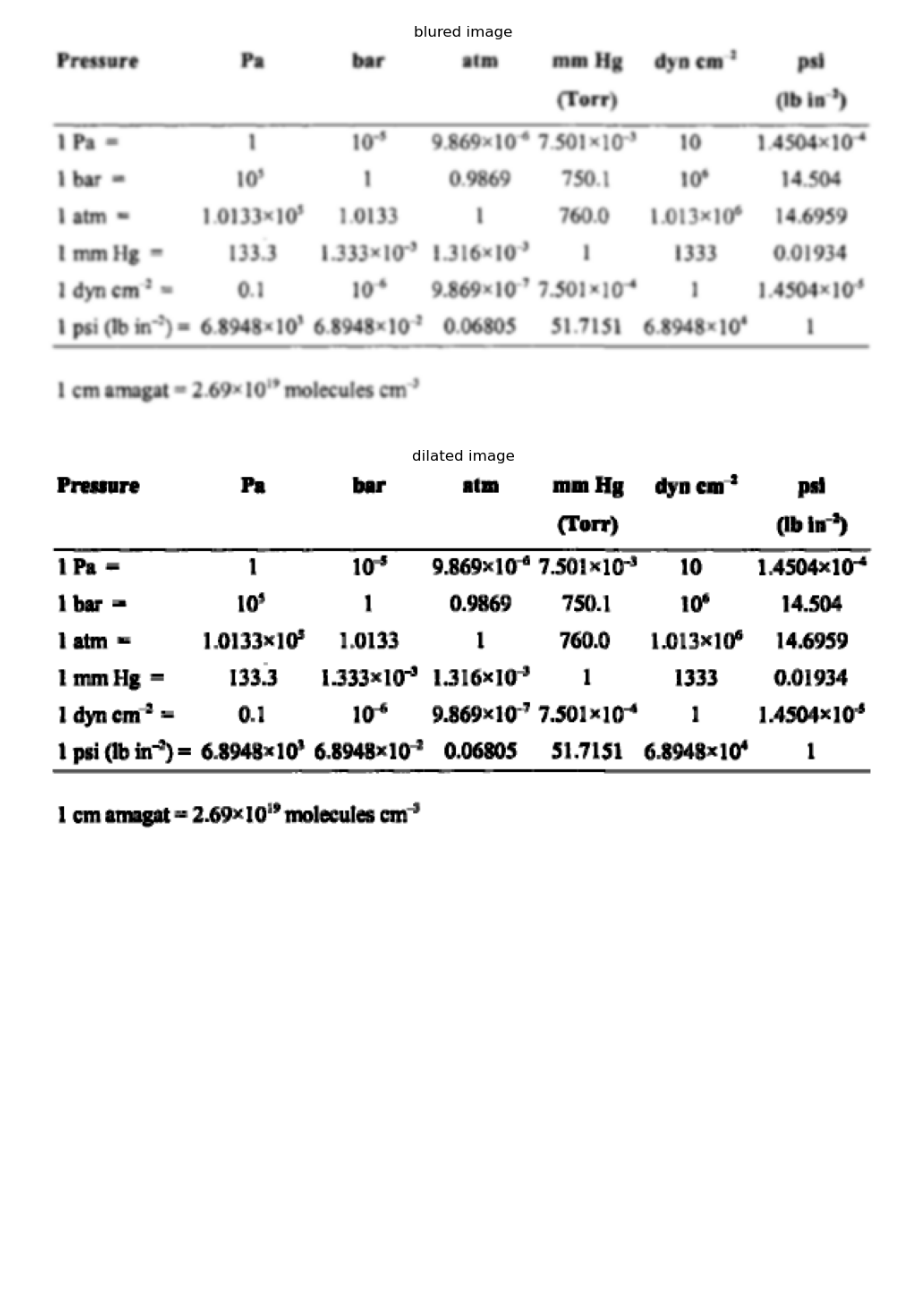
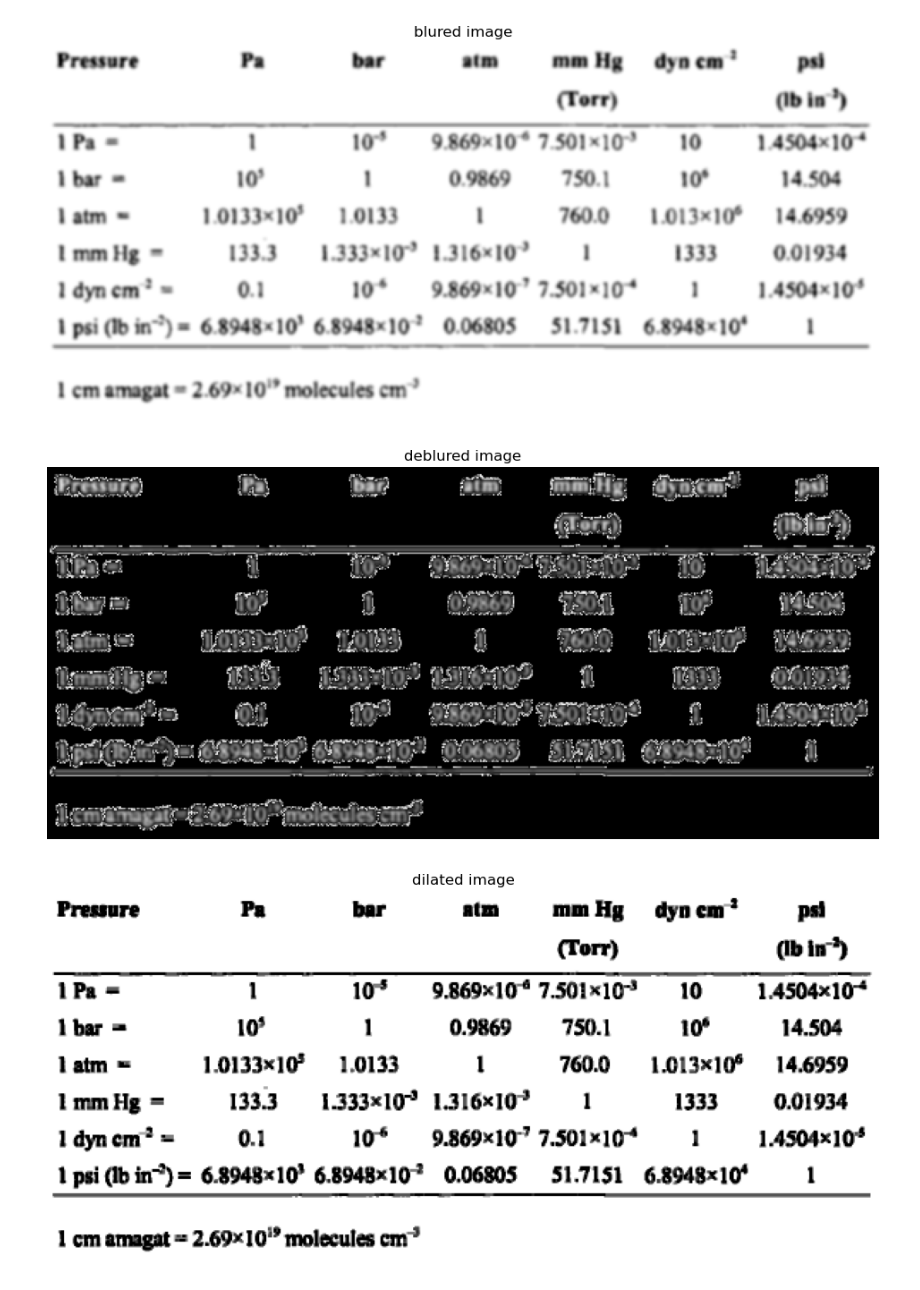
Before and after one commit to LaraFriedrichs/image_to_xlsx, a Jupyter notebook: Preprocessing with open cv.ipynb, the cells around one changed output. Cells and saved outputs as stored; diff of their text form; code cells hidden in the pictures; blank space fills up the shorter version.

```diff
--- a/Preprocessing with open cv.ipynb
+++ b/Preprocessing with open cv.ipynb
@@ -64,6 +65,14 @@ def blur_image(image):
     kernal=(5,5)
     blurred_image = cv2.GaussianBlur(image, kernal, sigmaX=0)
     return blurred_image
+# %%
+# deblur image (gray_scale)
+def wiener_filter(image):
+    image = cv2.bitwise_not(image)
+    kernal=(2,2)
+    filtered_image = wiener(image, kernal)
+    #filtered_image = cv2.bitwise_not(filtered_image)
+    return np.uint8(filtered_image)
 # %% [markdown]
 # specific functions for better OCR results
 # %%
@@ -99,12 +108,13 @@ def remove_vertical_lines(image):
 Testing area
 # %%
 image = load_image(image_file)
-grayed_image = grayscale_image(image)
-inverted_image = invert_image(grayed_image)
-bin_image = binary_image(grayed_image)
+grayscaled_image = grayscale_image(image)
+inverted_image = invert_image(grayscaled_image)
+bin_image = binary_image(grayscaled_image)
 eroded_image = erode_image(image)
 dilated_image = dilate_image(image)
-blured_image = blur_image(image)
+blured_image = blur_image(grayscaled_image)
+filtered_image = wiener_filter(blured_image)
 image_without_horizontal_lines = remove_horizontal_lines(image)
 image_without_vertical_lines = remove_vertical_lines(image)
 # %% [output]
@@ -125,6 +135,10 @@ display_image(inverted_image,"Inverted Image")
 display_image(blured_image,"blured image")
 # %% [output]
 [figure]
+# %%
+display_image(filtered_image,"deblured image")
+# %% [output]
+[figure, added]
 # %%
 display_image(dilated_image,"dilated image")
 # %% [output]
```
Also changed, not shown: parts of 2 cells of this notebook.
